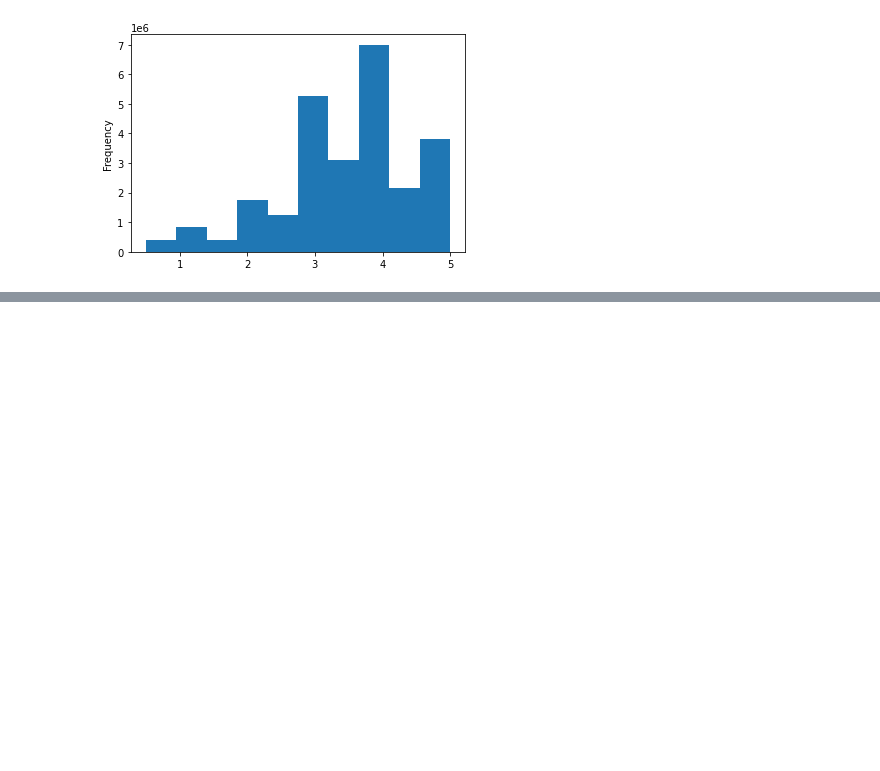
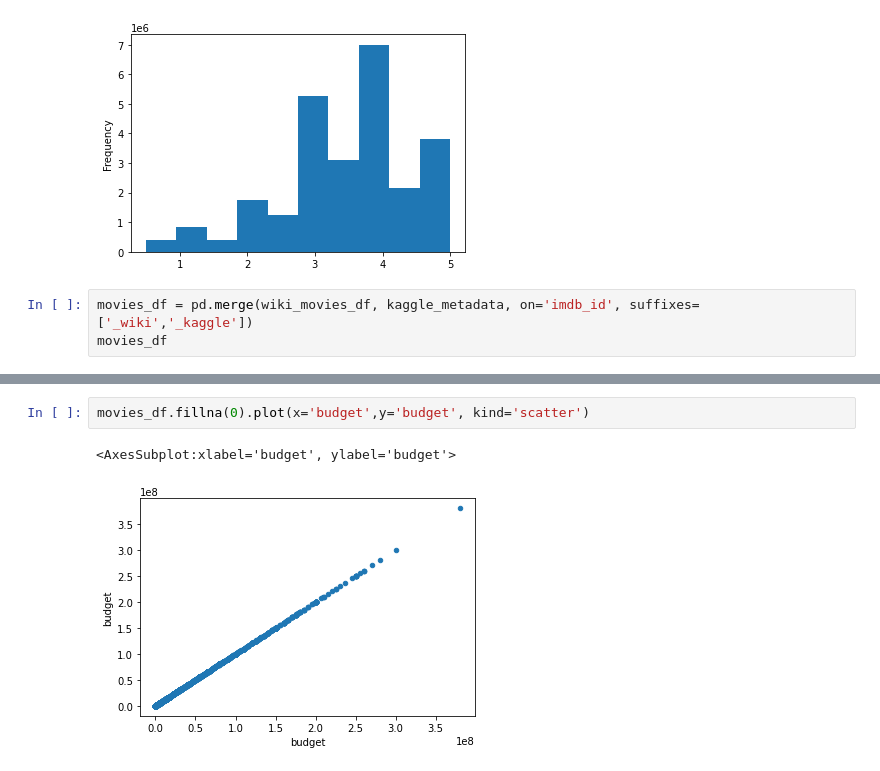
Before and after one commit to MaxThors/Movies-ETL, a Jupyter notebook: Movies.ipynb, the cells around one changed output, grey strips where cells are left out. Drawn from its saved outputs; the diff is of its cells as text; blank space fills up the shorter version.

```diff
--- a/Movies.ipynb
+++ b/Movies.ipynb
@@ -662,3 +662,6 @@ min                     0.50
 max                     5.00
 Name: rating, dtype: float64
 [figure]
+# %%
+movies_df = pd.merge(wiki_movies_df, kaggle_metadata, on='imdb_id', suffixes=['_wiki','_kaggle'])
+movies_df
@@ -664,0 +737,5 @@ Name: rating, dtype: float64
+# %%
+movies_df.fillna(0).plot(x='budget',y='budget', kind='scatter')
+# %% [output]
+<AxesSubplot:xlabel='budget', ylabel='budget'>
+[figure, added]
```
Also changed, not shown: parts of 31 cells of this notebook.
